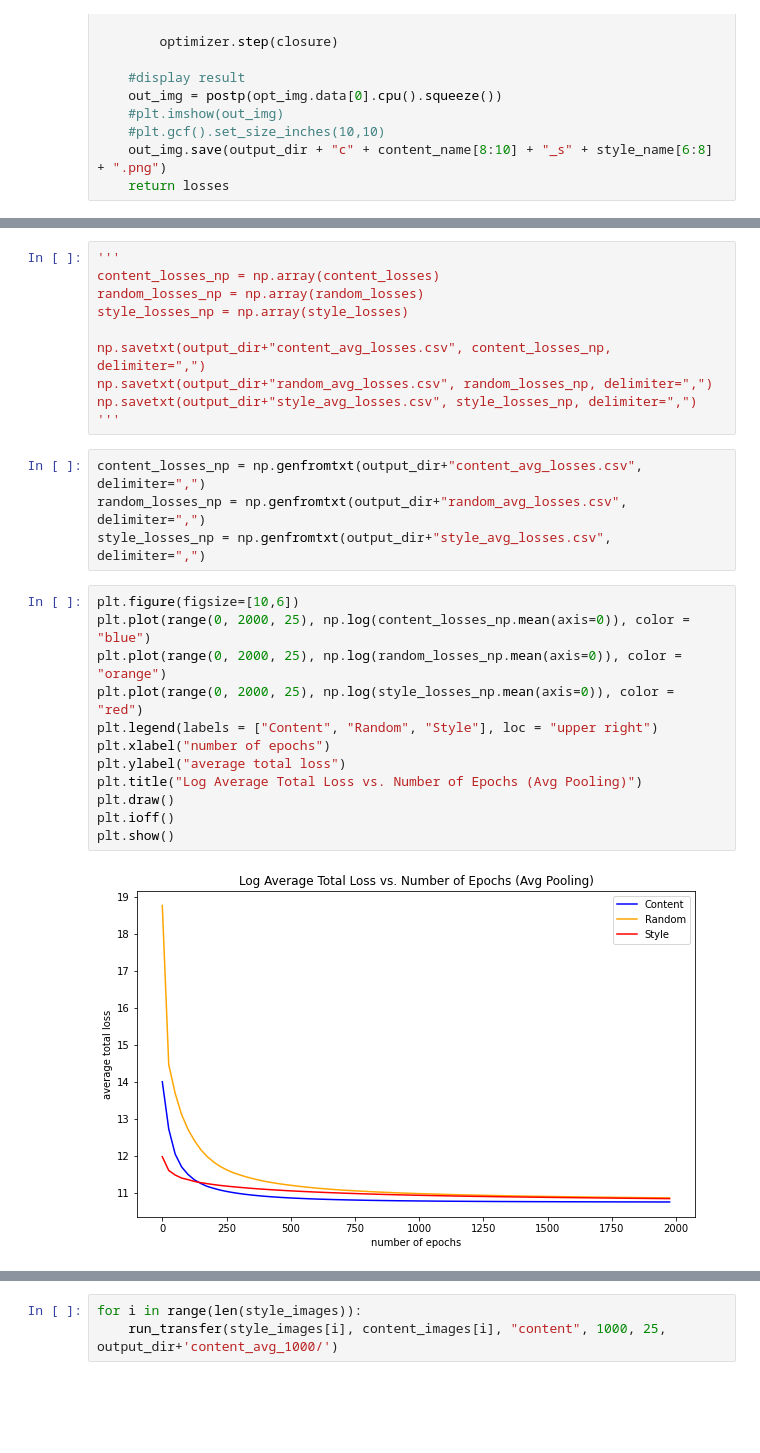
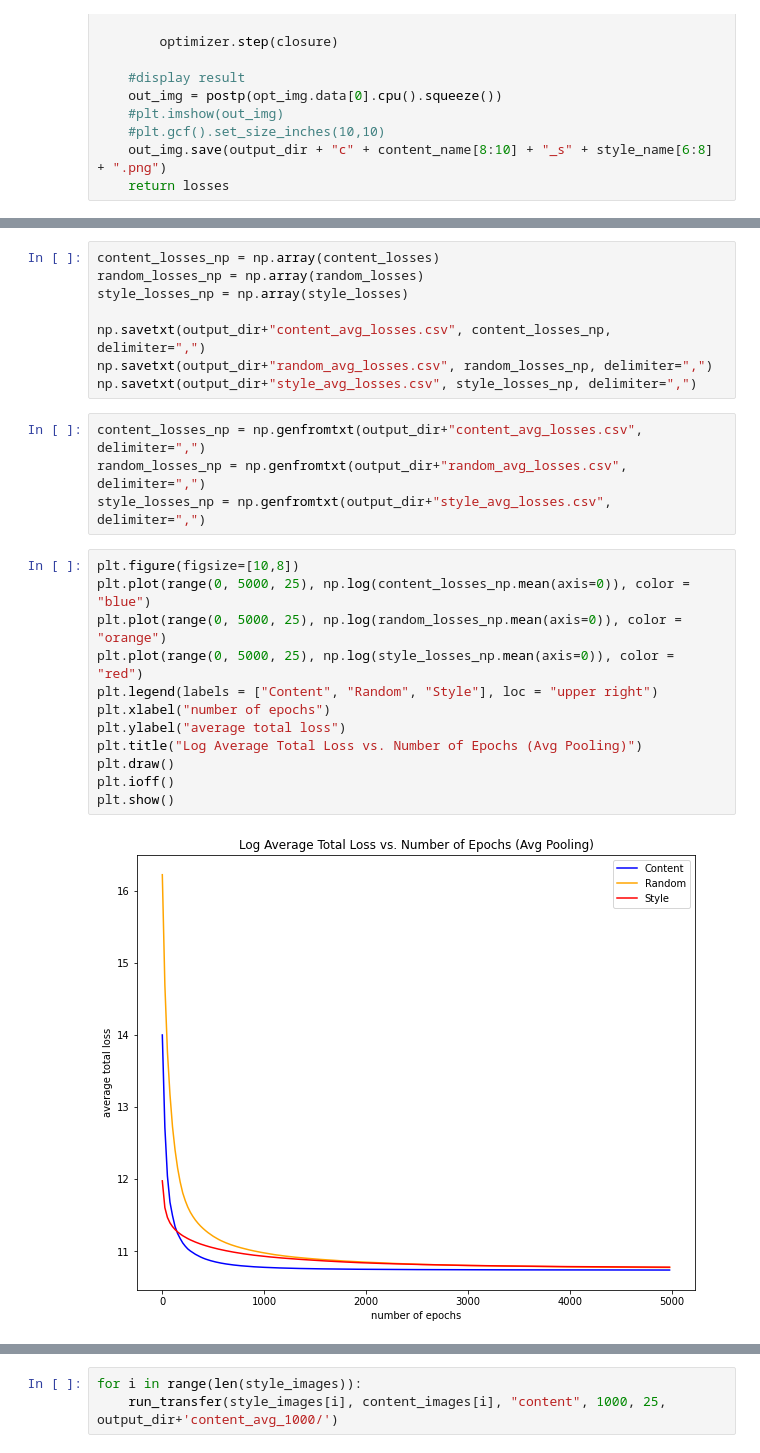
Before and after one commit to zhaizhongyuan/neural_style_transfer, a Jupyter notebook: NeuralStyleTransfer_avg_pool.ipynb, the cells around one changed output, grey strips where cells are left out. Cells and saved outputs as stored; diff of their text form; blank space fills up the shorter version.

```diff
--- a/NeuralStyleTransfer_avg_pool.ipynb
+++ b/NeuralStyleTransfer_avg_pool.ipynb
@@ -258,5 +274,4 @@ Iteration: 2000, loss: 44218.832031
 # %%
-'''
 content_losses_np = np.array(content_losses)
 random_losses_np = np.array(random_losses)
 style_losses_np = np.array(style_losses)
@@ -264,22 +279,21 @@ style_losses_np = np.array(style_losses)
 np.savetxt(output_dir+"content_avg_losses.csv", content_losses_np, delimiter=",")
 np.savetxt(output_dir+"random_avg_losses.csv", random_losses_np, delimiter=",")
 np.savetxt(output_dir+"style_avg_losses.csv", style_losses_np, delimiter=",")
-'''
 # %%
 content_losses_np = np.genfromtxt(output_dir+"content_avg_losses.csv", delimiter=",")
 random_losses_np = np.genfromtxt(output_dir+"random_avg_losses.csv", delimiter=",")
 style_losses_np = np.genfromtxt(output_dir+"style_avg_losses.csv", delimiter=",")
 # %%
-plt.figure(figsize=[10,6])
-plt.plot(range(0, 2000, 25), np.log(content_losses_np.mean(axis=0)), color = "blue")
-plt.plot(range(0, 2000, 25), np.log(random_losses_np.mean(axis=0)), color = "orange")
-plt.plot(range(0, 2000, 25), np.log(style_losses_np.mean(axis=0)), color = "red")
+plt.figure(figsize=[10,8])
+plt.plot(range(0, 5000, 25), np.log(content_losses_np.mean(axis=0)), color = "blue")
+plt.plot(range(0, 5000, 25), np.log(random_losses_np.mean(axis=0)), color = "orange")
+plt.plot(range(0, 5000, 25), np.log(style_losses_np.mean(axis=0)), color = "red")
 plt.legend(labels = ["Content", "Random", "Style"], loc = "upper right")
 plt.xlabel("number of epochs")
 plt.ylabel("average total loss")
 plt.title("Log Average Total Loss vs. Number of Epochs (Avg Pooling)")
 plt.draw()
 plt.ioff()
 plt.show()
 # %% [output]
-[figure, old version]
+[figure, new version]
```
Also changed, not shown: parts of 6 cells of this notebook, 45 other files.
